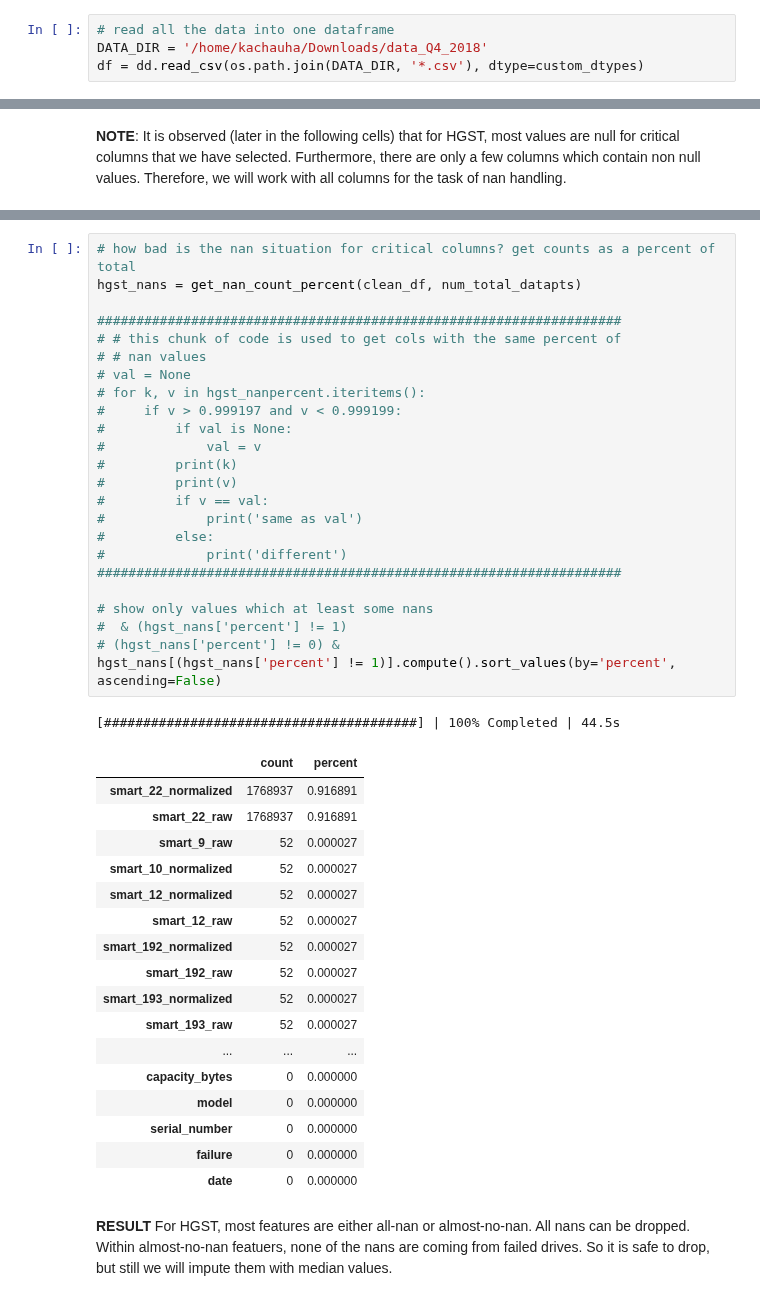
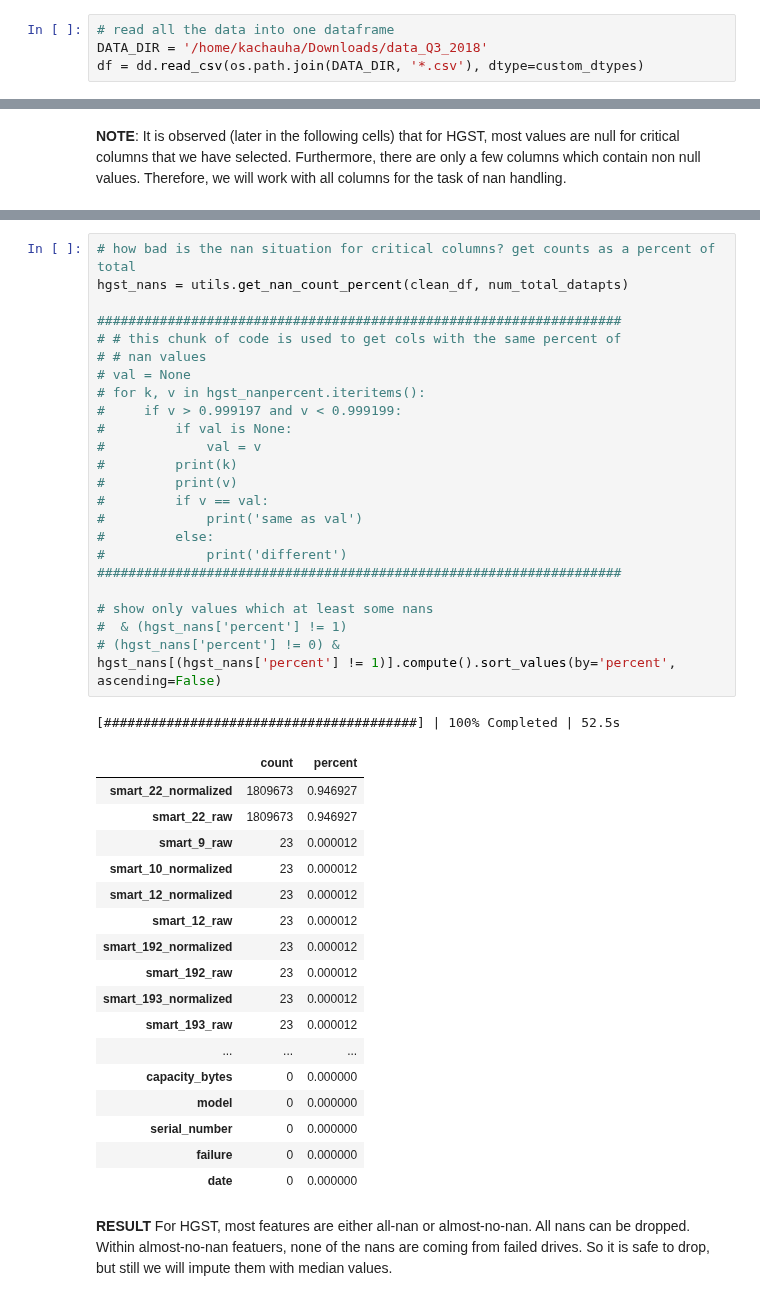
Before and after one commit to aicoe-aiops/ceph_drive_failure, a Jupyter notebook: data_cleaner_hgst.ipynb, the cells around one changed output, grey strips where cells are left out. Drawn from its saved outputs; the diff is of its cells as text.

```diff
--- a/data_cleaner_hgst.ipynb
+++ b/data_cleaner_hgst.ipynb
@@ -156,7 +156,7 @@ custom_dtypes = {
 }
 # %%
 # read all the data into one dataframe
-DATA_DIR = '/home/kachauha/Downloads/data_Q4_2018'
+DATA_DIR = '/home/kachauha/Downloads/data_Q3_2018'
 df = dd.read_csv(os.path.join(DATA_DIR, '*.csv'), dtype=custom_dtypes)
 # %%
 # get the hgst data
@@ -300,40 +262,40 @@ def get_nan_count_percent(df, divisor=None):
 # %%
 # how bad is the nan situation for critical columns? get counts as a percent of total
-hgst_nans = get_nan_count_percent(clean_df, num_total_datapts)
+hgst_nans = utils.get_nan_count_percent(clean_df, num_total_datapts)
 
 ###################################################################
 # # this chunk of code is used to get cols with the same percent of
 # # nan values
 # val = None
 # for k, v in hgst_nanpercent.iteritems():
 #     if v > 0.999197 and v < 0.999199:
 #         if val is None:
 #             val = v
 #         print(k)
 #         print(v)
 #         if v == val:
 #             print('same as val')
 #         else:
 #             print('different')
 ###################################################################
 
 # show only values which at least some nans
 #  & (hgst_nans['percent'] != 1)
 # (hgst_nans['percent'] != 0) &
 hgst_nans[(hgst_nans['percent'] != 1)].compute().sort_values(by='percent', ascending=False)
 # %% [output]
-[########################################] | 100% Completed | 44.5s
+[########################################] | 100% Completed | 52.5s
 |  | count | percent |
-| smart_22_normalized | 1768937 | 0.916891 |
-| smart_22_raw | 1768937 | 0.916891 |
-| smart_9_raw | 52 | 0.000027 |
-| smart_10_normalized | 52 | 0.000027 |
-| smart_12_normalized | 52 | 0.000027 |
-| smart_12_raw | 52 | 0.000027 |
-| smart_192_normalized | 52 | 0.000027 |
-| smart_192_raw | 52 | 0.000027 |
-| smart_193_normalized | 52 | 0.000027 |
-| smart_193_raw | 52 | 0.000027 |
+| smart_22_normalized | 1809673 | 0.946927 |
+| smart_22_raw | 1809673 | 0.946927 |
+| smart_9_raw | 23 | 0.000012 |
+| smart_10_normalized | 23 | 0.000012 |
+| smart_12_normalized | 23 | 0.000012 |
+| smart_12_raw | 23 | 0.000012 |
+| smart_192_normalized | 23 | 0.000012 |
+| smart_192_raw | 23 | 0.000012 |
+| smart_193_normalized | 23 | 0.000012 |
+| smart_193_raw | 23 | 0.000012 |
 | ... | ... | ... |
 | capacity_bytes | 0 | 0.000000 |
 | model | 0 | 0.000000 |
```
Also changed, not shown: parts of 29 cells of this notebook.
